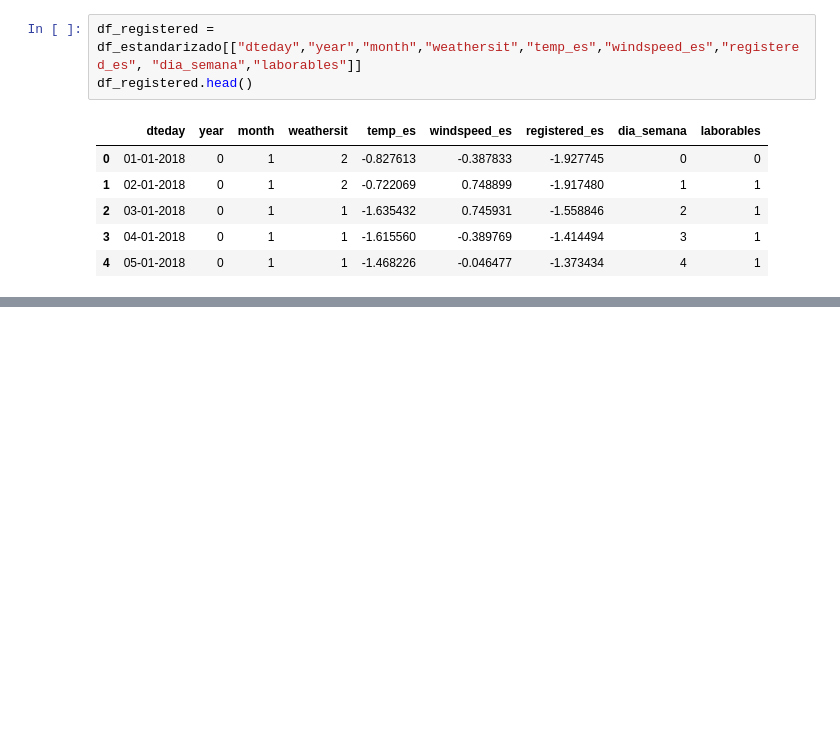
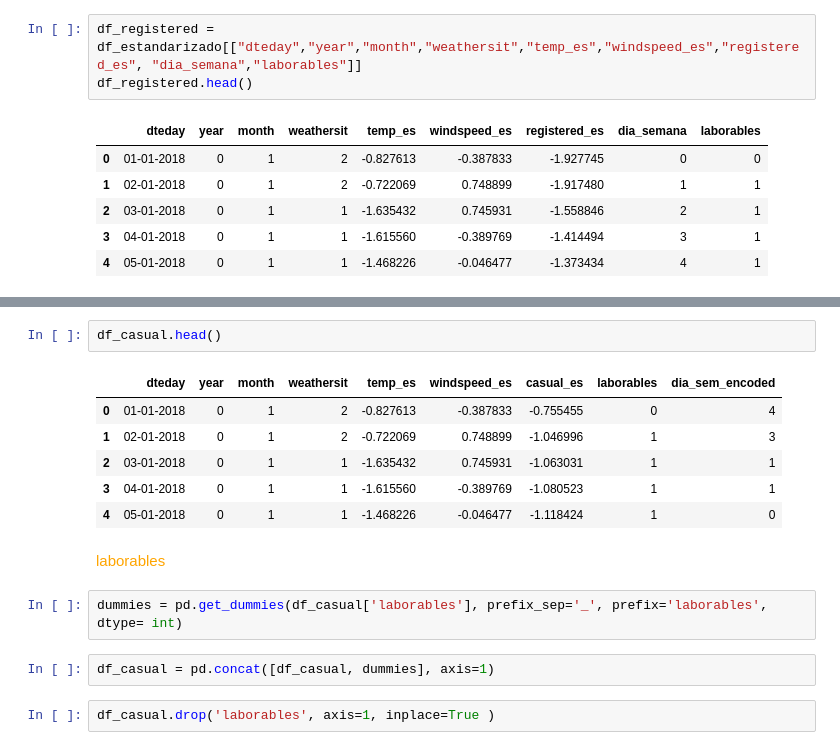
Before and after one commit to chloeiris/DA-Project3-Bike-Rental-ML-Predictive-Models, a Jupyter notebook: Encoding.ipynb, the cells around one changed output, grey strips where cells are left out. Drawn from its saved outputs; the diff is of its cells as text; blank space fills up the shorter version.

Commit message:
encoding columnas excepto year

```diff
--- a/Encoding.ipynb
+++ b/Encoding.ipynb
@@ -173,0 +189,17 @@ df_casual.drop('dia_semana', axis=1, inplace=True)
+# %%
+df_casual.head()
+# %% [output]
+|  | dteday | year | month | weathersit | temp_es | windspeed_es | casual_es | laborables | dia_sem_encoded |
+| 0 | 01-01-2018 | 0 | 1 | 2 | -0.827613 | -0.387833 | -0.755455 | 0 | 4 |
+| 1 | 02-01-2018 | 0 | 1 | 2 | -0.722069 | 0.748899 | -1.046996 | 1 | 3 |
+| 2 | 03-01-2018 | 0 | 1 | 1 | -1.635432 | 0.745931 | -1.063031 | 1 | 1 |
+| 3 | 04-01-2018 | 0 | 1 | 1 | -1.615560 | -0.389769 | -1.080523 | 1 | 1 |
+| 4 | 05-01-2018 | 0 | 1 | 1 | -1.468226 | -0.046477 | -1.118424 | 1 | 0 |
+# %% [markdown]
+<font color=orange>laborables
+# %%
+dummies = pd.get_dummies(df_casual['laborables'], prefix_sep='_', prefix='laborables', dtype= int)
+# %%
+df_casual = pd.concat([df_casual, dummies], axis=1)
+# %%
+df_casual.drop('laborables', axis=1, inplace=True )
```
Also changed, not shown: parts of 39 cells of this notebook.
